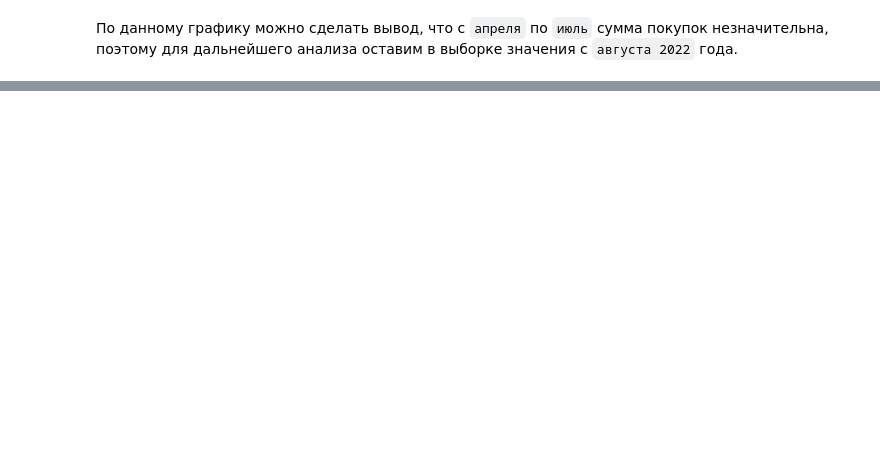
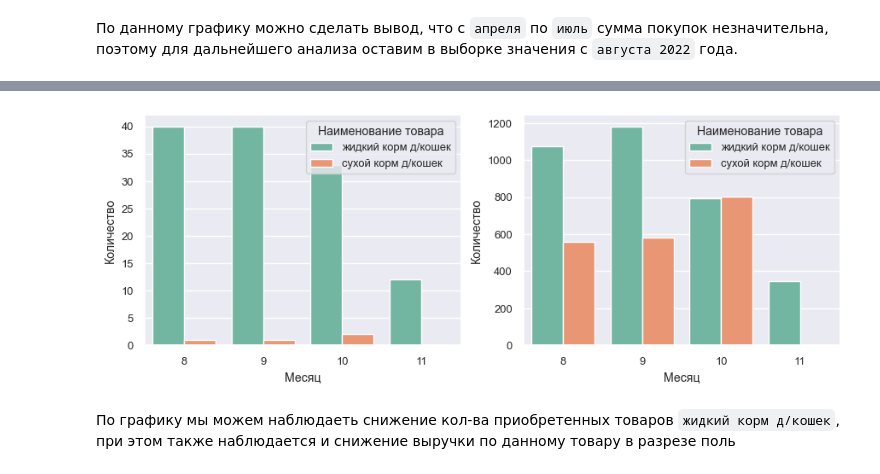
Before and after one commit to tabbols95/Purchase_analysis, a Jupyter notebook: purchase_analysis_data.ipynb, the cells around one changed output, grey strips where cells are left out. Cells and saved outputs as stored; diff of their text form; code cells hidden in the pictures; blank space fills up the shorter version.

```diff
--- a/purchase_analysis_data.ipynb
+++ b/purchase_analysis_data.ipynb
@@ -129,0 +190,11 @@ plt.show() # печатаем график
+# %%
+dict_rename = dict()
+for val in arr_dry_food:
+    dict_rename[val] = 'сухой корм д/кошек'
+# создаем map сухого корма
+
+for val in arr_liquid_food:
+    dict_rename[val] = 'жидкий корм д/кошек'
+# создаем map жидкого корма
+# %%
+data_active['productName'] = data_active.productName.replace(dict_rename)
@@ -129,0 +203,2 @@ plt.show() # печатаем график
+# %%
+data_prod_cat = data_active[data_active.productName.str.contains('корм д/кошек$', regex=True)]
@@ -129,0 +214,36 @@ plt.show() # печатаем график
+# %%
+data_prod_cat_group = data_prod_cat \
+    .groupby(['month', 'productName'], as_index=False) \
+    .agg({'quantity': 'sum', 'purchaseAmount': 'sum'}) \
+    .rename(columns={'productName': 'Наименование товара'})
+# %%
+fig, (ax1, ax2) = plt.subplots(ncols=2, nrows=1, figsize=(10.5, 3.5))
+
+sns.barplot(
+                data=data_prod_cat_group,
+                x='month',
+                y='quantity',
+                hue='Наименование товара',
+                palette="Set2",
+                ax=ax1
+            ) # кол-во товаров
+ax1.set_xlabel('Месяц')
+ax1.set_ylabel('Количество')
+
+sns.barplot(
+                data=data_prod_cat_group,
+                x='month',
+                y='purchaseAmount',
+                hue='Наименование товара',
+                palette="Set2",
+                ax=ax2
+            ) # сумма покупки
+ax2.set_xlabel('Месяц')
+ax2.set_ylabel('Количество')
+
+sns.despine()
+plt.show()
+# %% [output]
+[figure, added]
+# %% [markdown]
+По графику мы можем наблюдаеть снижение кол-ва приобретенных товаров `жидкий корм д/кошек`, при этом также наблюдается и снижение выручки по данному товару в разрезе поль
```
Also changed, not shown: parts of 37 cells of this notebook, 1 other file.
